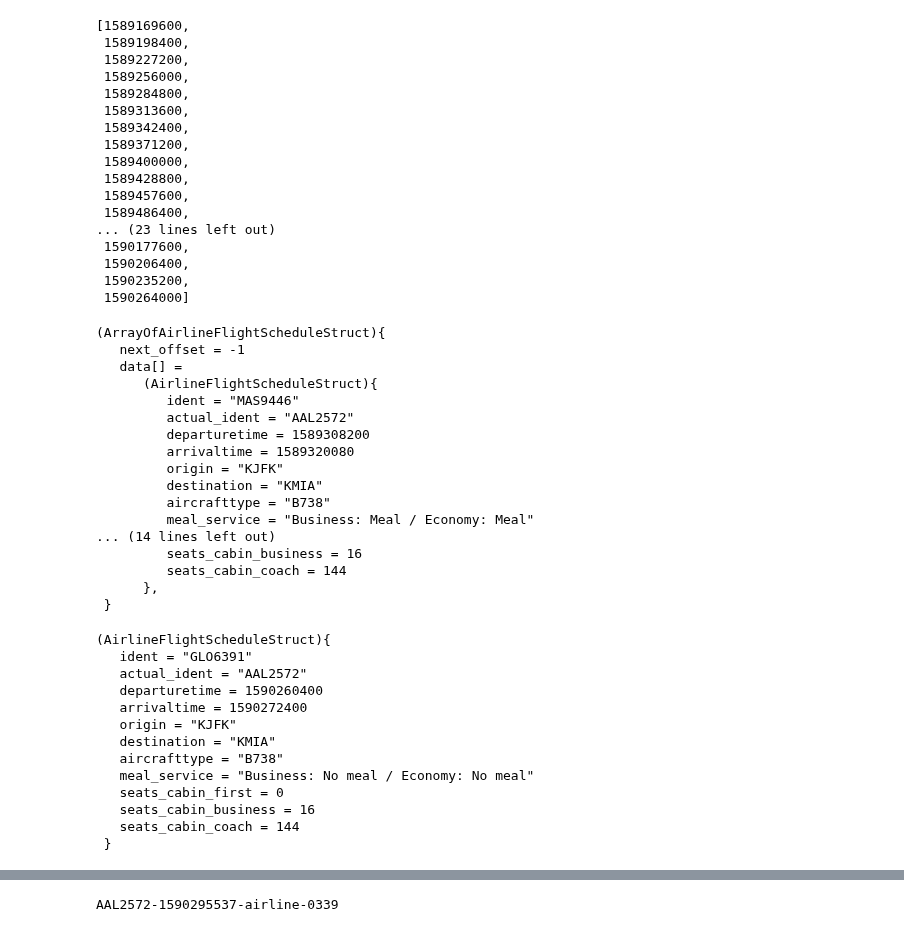
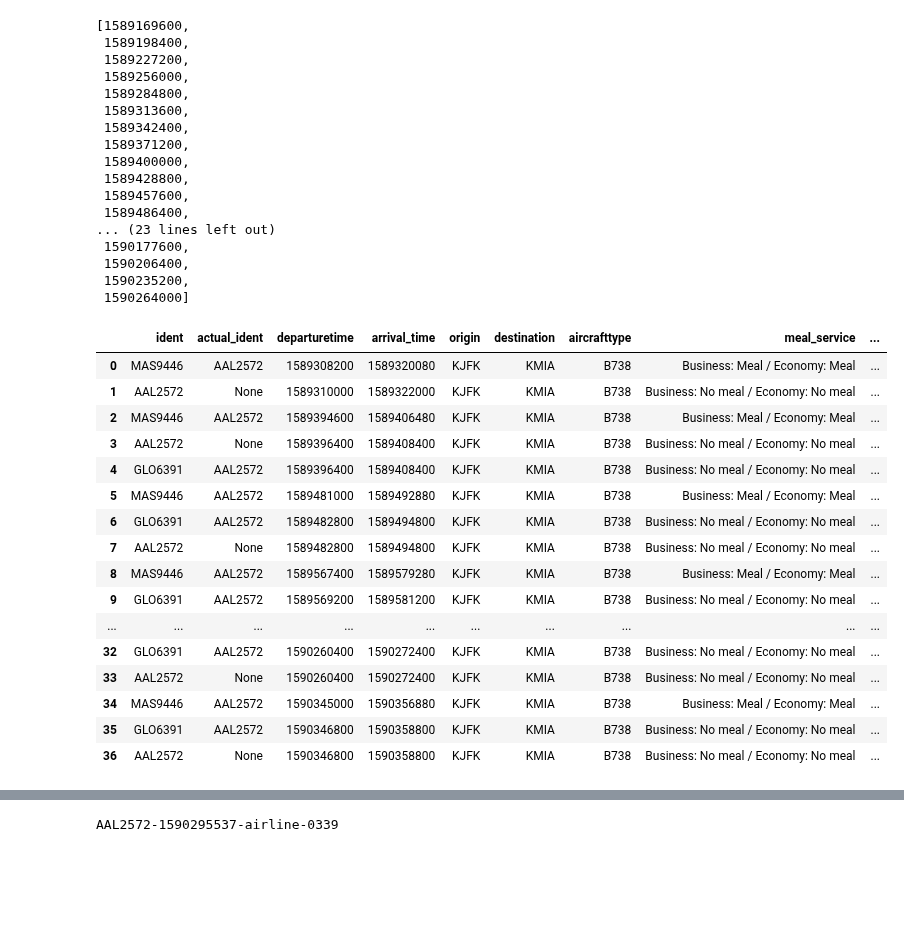
Before and after one commit to chriskuz/ga_capstone, a Jupyter notebook: code/flight_aware_data_scrape.ipynb, the cells around one changed output, grey strips where cells are left out. Drawn from its saved outputs; the diff is of its cells as text; code cells hidden in the pictures; blank space fills up the shorter version.

Commit message:
Modified the scheduling function to output a dataframe for easier use in the following functions.

```diff
--- a/code/flight_aware_data_scrape.ipynb
+++ b/code/flight_aware_data_scrape.ipynb
@@ -151,42 +179,25 @@ def make_schedule_dicts(start_input, end_input, frequency_input, origin_input, d
-# %%
-airline_flight_schedules = api.service.AirlineFlightSchedules(startDate = start[4], endDate = end[4], origin = 'JFK', destination = 'MIA', airline = 'AA', flightno = '2572', howMany = 15)
-airline_flight_schedules
-# %% [output]
-(ArrayOfAirlineFlightScheduleStruct){
-   next_offset = -1
-   data[] =
-      (AirlineFlightScheduleStruct){
-         ident = "MAS9446"
-         actual_ident = "AAL2572"
-         departuretime = 1589308200
-         arrivaltime = 1589320080
-         origin = "KJFK"
-         destination = "KMIA"
-         aircrafttype = "B738"
-         meal_service = "Business: Meal / Economy: Meal"
-... (14 lines left out)
-         seats_cabin_business = 16
-         seats_cabin_coach = 144
-      },
- }
 # %%
-jfk_mia_flight_scheds = make_schedule_dicts('5/11/2020', '5/24/2020', '8H', 'JFK', 'MIA', jfk_mia_info, 15)
+jfk_mia_flight_scheds = make_schedule_df('5/12/2020', '5/25/2020', '8H', 'JFK', 'MIA', jfk_mia_info, 15)
-# %%
-jfk_mia_flight_scheds[-1][1]#['ident]
-# %% [output]
-(AirlineFlightScheduleStruct){
-   ident = "GLO6391"
-   actual_ident = "AAL2572"
-   departuretime = 1590260400
-   arrivaltime = 1590272400
-   origin = "KJFK"
-   destination = "KMIA"
-   aircrafttype = "B738"
-   meal_service = "Business: No meal / Economy: No meal"
-   seats_cabin_first = 0
-   seats_cabin_business = 16
-   seats_cabin_coach = 144
- }
+# %%
+jfk_mia_flight_scheds
+# %% [output]
+|  | ident | actual_ident | departuretime | arrival_time | origin | destination | aircrafttype | meal_service | ... |
+| 0 | MAS9446 | AAL2572 | 1589308200 | 1589320080 | KJFK | KMIA | B738 | Business: Meal / Economy: Meal | ... |
+| 1 | AAL2572 | None | 1589310000 | 1589322000 | KJFK | KMIA | B738 | Business: No meal / Economy: No meal | ... |
+| 2 | MAS9446 | AAL2572 | 1589394600 | 1589406480 | KJFK | KMIA | B738 | Business: Meal / Economy: Meal | ... |
+| 3 | AAL2572 | None | 1589396400 | 1589408400 | KJFK | KMIA | B738 | Business: No meal / Economy: No meal | ... |
+| 4 | GLO6391 | AAL2572 | 1589396400 | 1589408400 | KJFK | KMIA | B738 | Business: No meal / Economy: No meal | ... |
+| 5 | MAS9446 | AAL2572 | 1589481000 | 1589492880 | KJFK | KMIA | B738 | Business: Meal / Economy: Meal | ... |
+| 6 | GLO6391 | AAL2572 | 1589482800 | 1589494800 | KJFK | KMIA | B738 | Business: No meal / Economy: No meal | ... |
+| 7 | AAL2572 | None | 1589482800 | 1589494800 | KJFK | KMIA | B738 | Business: No meal / Economy: No meal | ... |
+| 8 | MAS9446 | AAL2572 | 1589567400 | 1589579280 | KJFK | KMIA | B738 | Business: Meal / Economy: Meal | ... |
+| 9 | GLO6391 | AAL2572 | 1589569200 | 1589581200 | KJFK | KMIA | B738 | Business: No meal / Economy: No meal | ... |
+| ... | ... | ... | ... | ... | ... | ... | ... | ... | ... |
+| 32 | GLO6391 | AAL2572 | 1590260400 | 1590272400 | KJFK | KMIA | B738 | Business: No meal / Economy: No meal | ... |
+| 33 | AAL2572 | None | 1590260400 | 1590272400 | KJFK | KMIA | B738 | Business: No meal / Economy: No meal | ... |
+| 34 | MAS9446 | AAL2572 | 1590345000 | 1590356880 | KJFK | KMIA | B738 | Business: Meal / Economy: Meal | ... |
+| 35 | GLO6391 | AAL2572 | 1590346800 | 1590358800 | KJFK | KMIA | B738 | Business: No meal / Economy: No meal | ... |
+| 36 | AAL2572 | None | 1590346800 | 1590358800 | KJFK | KMIA | B738 | Business: No meal / Economy: No meal | ... |
 # %%
 flight_info_ex = api.service.FlightInfoEx(ident = jfk_mia_flight_scheds[0][1]['ident'], howMany = 15, offset = 0)
 flight_info_ex
```
Also changed, not shown: parts of 2 cells of this notebook.
